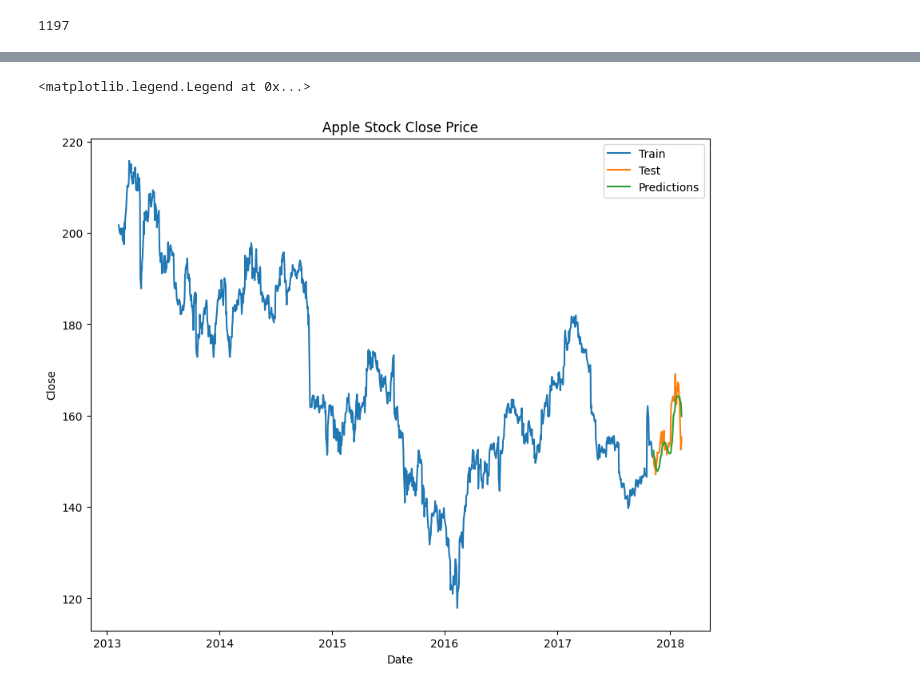
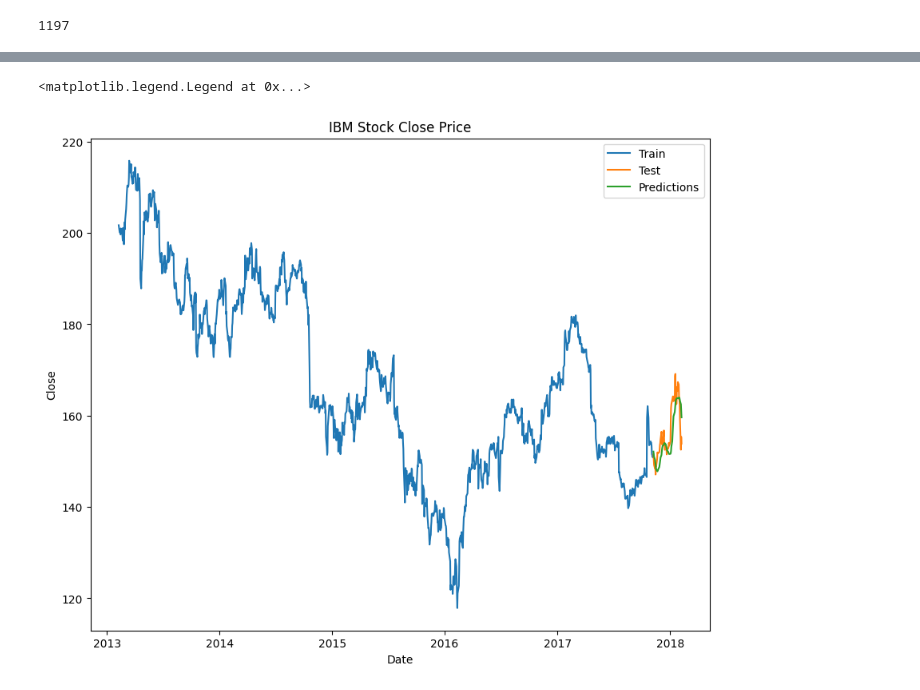
Before and after one commit to AzinShr/StockPricePrediction-LSTM, a Jupyter notebook: StockPricePrediction using tf.ipynb, the cells around one changed output, grey strips where cells are left out. Cells and saved outputs as stored; diff of their text form; code cells hidden in the pictures.

```diff
--- a/StockPricePrediction using tf.ipynb
+++ b/StockPricePrediction using tf.ipynb
@@ -201,15 +204,15 @@ RMSE 3.973946238522807
 # %%
 train = IBM[:training]
 test = IBM[training:]
 test['Predictions'] = predictions
 
 plt.figure(figsize=(10, 8))
 plt.plot(train['date'], train['close'])
 plt.plot(test['date'], test[['close', 'Predictions']])
-plt.title('Apple Stock Close Price')
+plt.title('IBM Stock Close Price')
 plt.xlabel('Date')
 plt.ylabel("Close")
 plt.legend(['Train', 'Test', 'Predictions'])
 # %% [output]
 <matplotlib.legend.Legend at 0x...>
-[figure, old version]
+[figure, new version]
```
Also changed, not shown: parts of 4 cells of this notebook.
